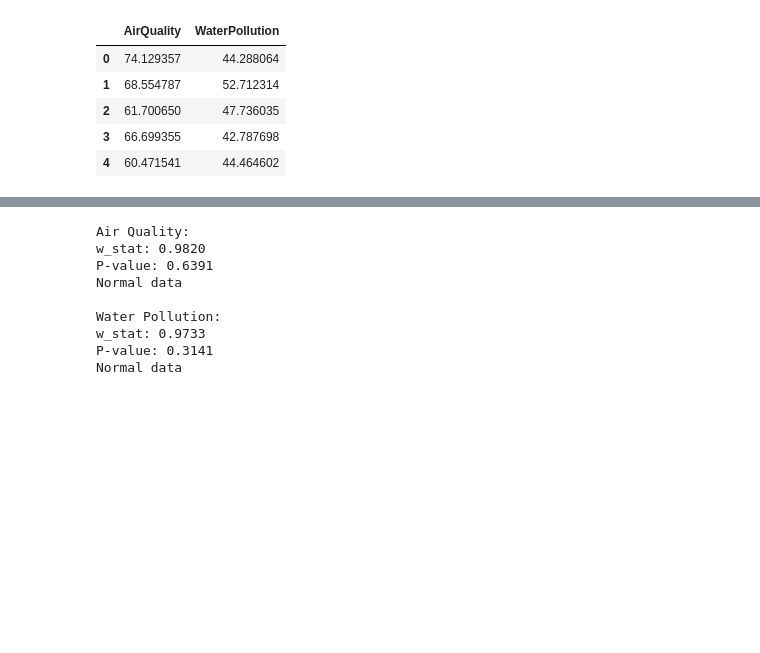
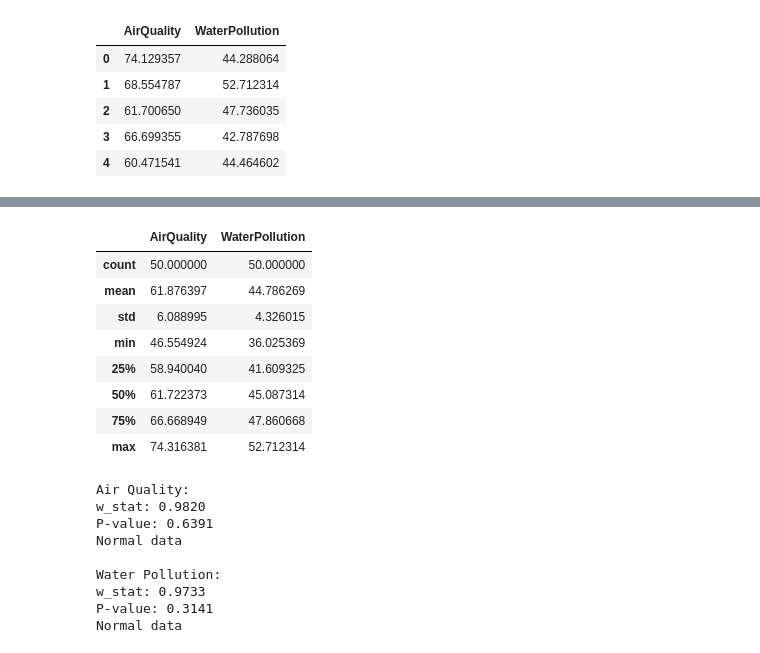
Before and after one commit to Keterxk/Lim, a Jupyter notebook: Exam_endterm.ipynb, the cells around one changed output, grey strips where cells are left out. Cells and saved outputs as stored; diff of their text form; code cells hidden in the pictures; blank space fills up the shorter version.

```diff
--- a/Exam_endterm.ipynb
+++ b/Exam_endterm.ipynb
@@ -211,3 +222,15 @@ df.head()
+# %%
+df.describe()
+# %% [output]
+|  | AirQuality | WaterPollution |
+| count | 50.000000 | 50.000000 |
+| mean | 61.876397 | 44.786269 |
+| std | 6.088995 | 4.326015 |
+| min | 46.554924 | 36.025369 |
+| 25% | 58.940040 | 41.609325 |
+| 50% | 61.722373 | 45.087314 |
+| 75% | 66.668949 | 47.860668 |
+| max | 74.316381 | 52.712314 |
 # %%
 # shapiro-wilk normality test
 print("Air Quality:")
```
Also changed, not shown: parts of 2 cells of this notebook.
